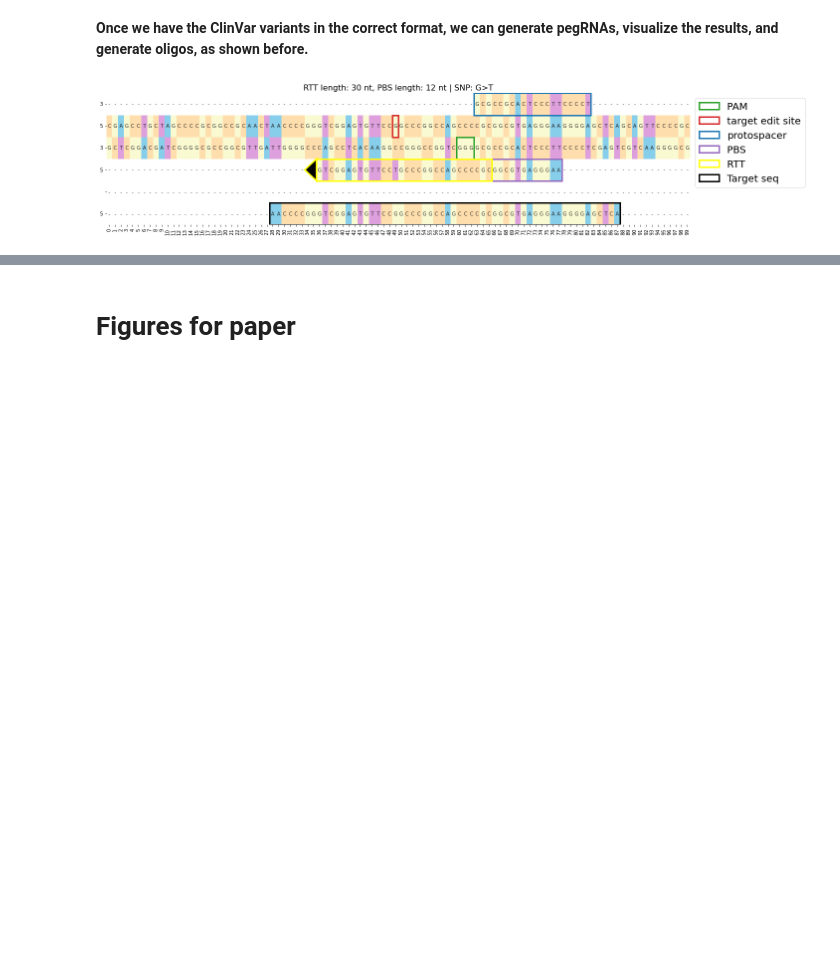
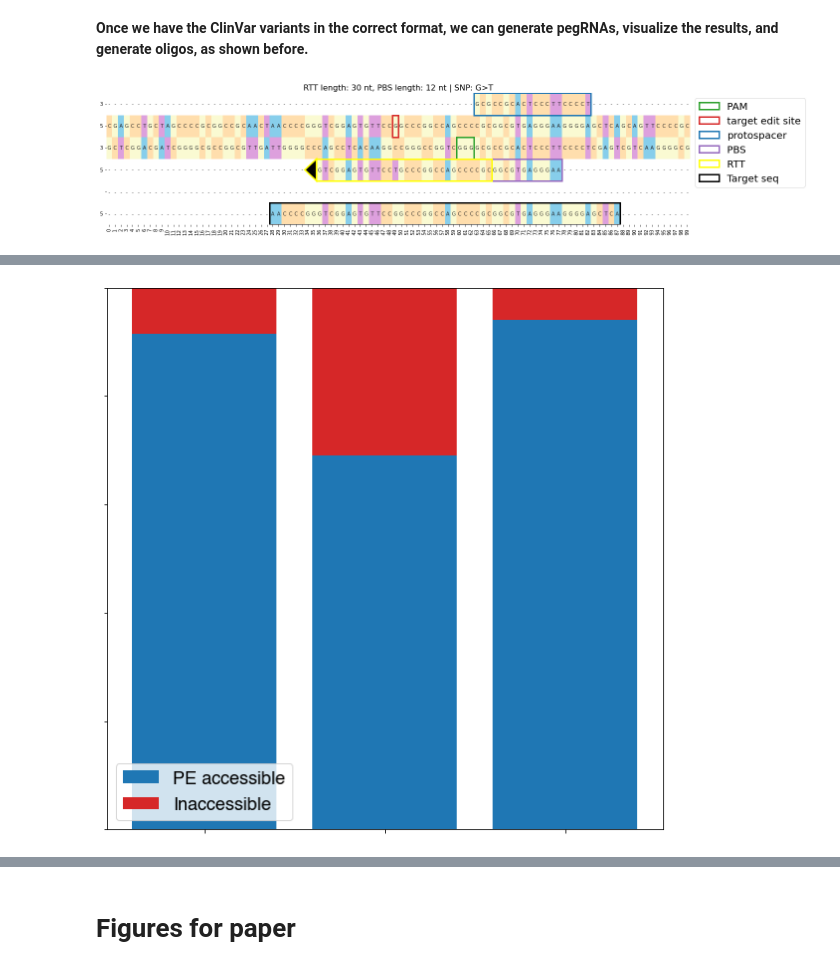
Before and after one commit to samgould2/PEGG, a Jupyter notebook: examples/PEGG_example.ipynb, the cells around one changed output, grey strips where cells are left out. Drawn from its saved outputs; the diff is of its cells as text; code cells hidden in the pictures; blank space fills up the shorter version.

```diff
--- a/examples/PEGG_example.ipynb
+++ b/examples/PEGG_example.ipynb
@@ -449,0 +648,15 @@ h = pegg.pegrna_display(ranked_filtered, pegRNA_df_loc, records, index_list)
+# %%
+import matplotlib.pyplot as plt
+plt.rc('font', family='Helvetica')
+
+fig, ax = plt.subplots(figsize=(10,10))
+
+plt.bar(var_types, 100*var_perc, color=['tab:blue'], label='PE accessible')
+plt.bar(var_types, 100-(100*var_perc),bottom = 100*var_perc, color='tab:red', label='Inaccessible')
+ax.set_xticklabels(["","",""], rotation=90, fontsize=10);
+ax.set_ylim(0,100)
+plt.legend(fontsize=18)
+ax.set_yticklabels(["","","","","",""], rotation=90, fontsize=10);
+fig.savefig('var_out.svg')
+# %% [output]
+[figure, added]
```
Also changed, not shown: parts of 36 cells of this notebook, 3 other files.
